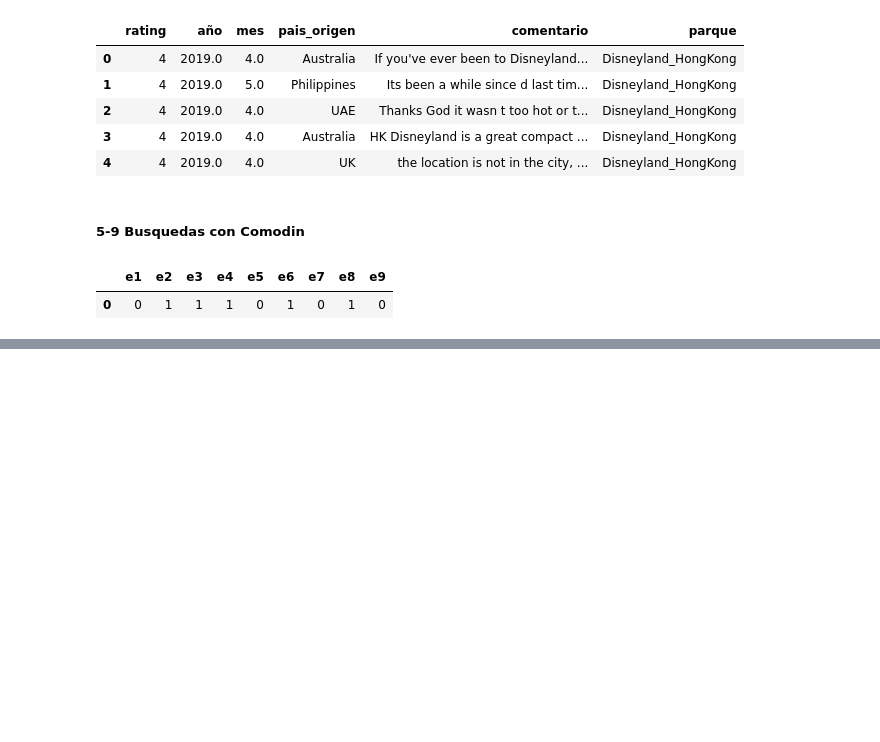
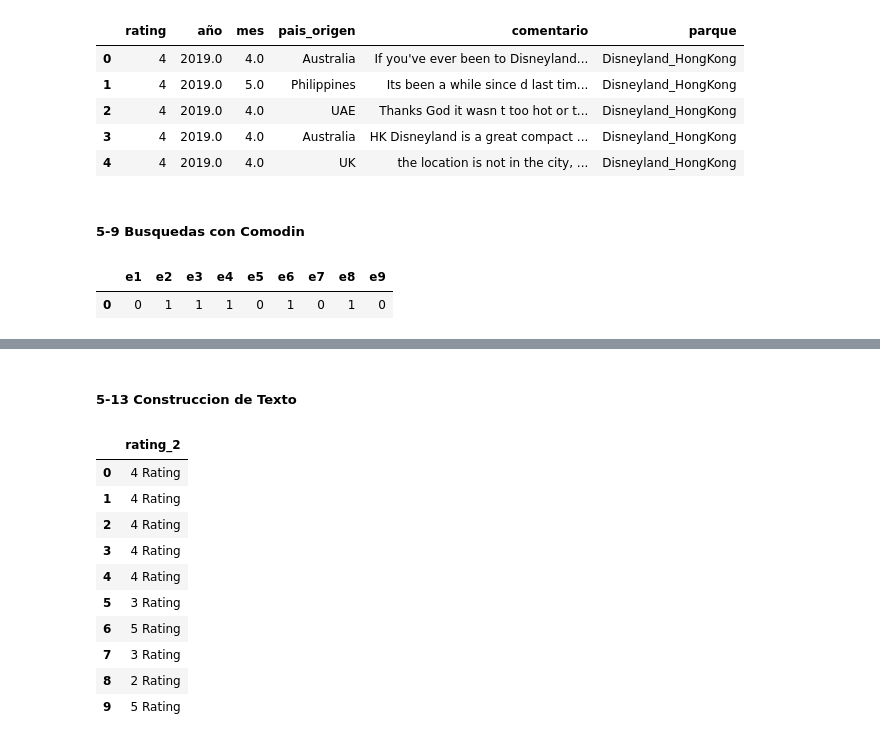
Before and after one commit to user14721068/SQL, a Jupyter notebook: 5.-Manejo de texto.ipynb, the cells around one changed output, grey strips where cells are left out. Saved outputs shown, nothing was run; the diff lists cells and outputs as text; code cells hidden in the pictures; blank space fills up the shorter version.

```diff
--- a/5.-Manejo de texto.ipynb
+++ b/5.-Manejo de texto.ipynb
@@ -487,0 +853,25 @@ df.head(10)
+# %% [markdown]
+##### 5-13 Construccion de Texto
+# %%
+# Concatenación de texto
+
+query = r"""
+select
+    concat(rating," Rating") as rating_2
+from
+    analisistexto.disneyclean;
+"""
+df = pd.read_sql_query(text(query), engine)
+df.head(10)
+# %% [output]
+|  | rating_2 |
+| 0 | 4 Rating |
+| 1 | 4 Rating |
+| 2 | 4 Rating |
+| 3 | 4 Rating |
+| 4 | 4 Rating |
+| 5 | 3 Rating |
+| 6 | 5 Rating |
+| 7 | 3 Rating |
+| 8 | 2 Rating |
+| 9 | 5 Rating |
```
Also changed, not shown: parts of 26 cells of this notebook.
